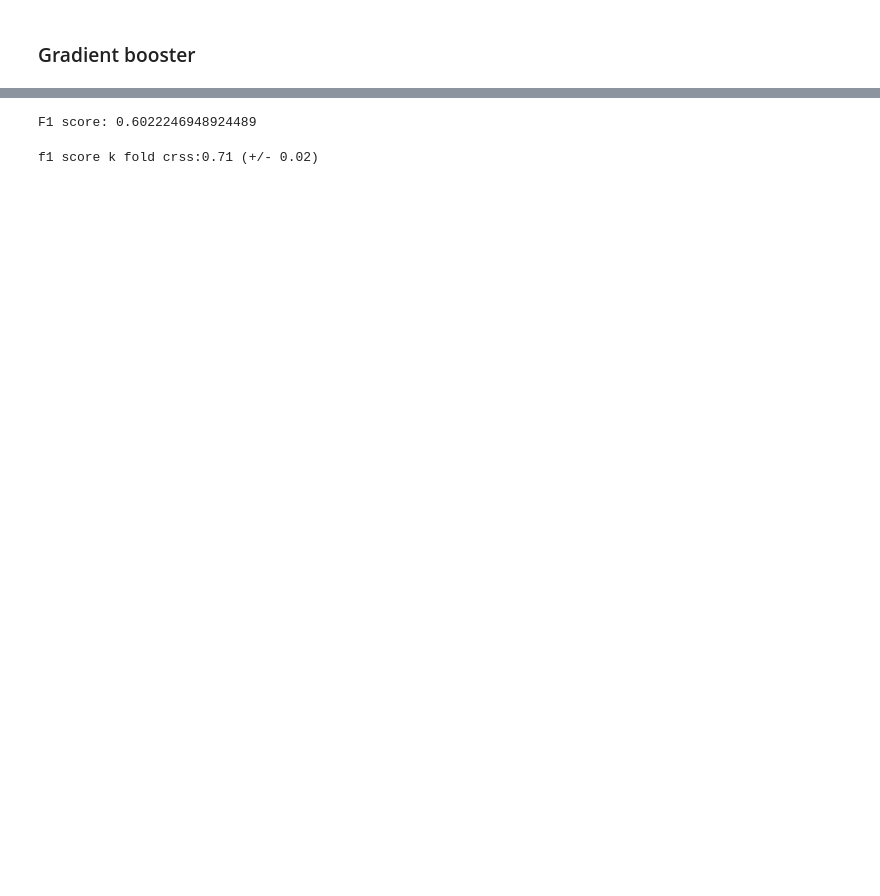
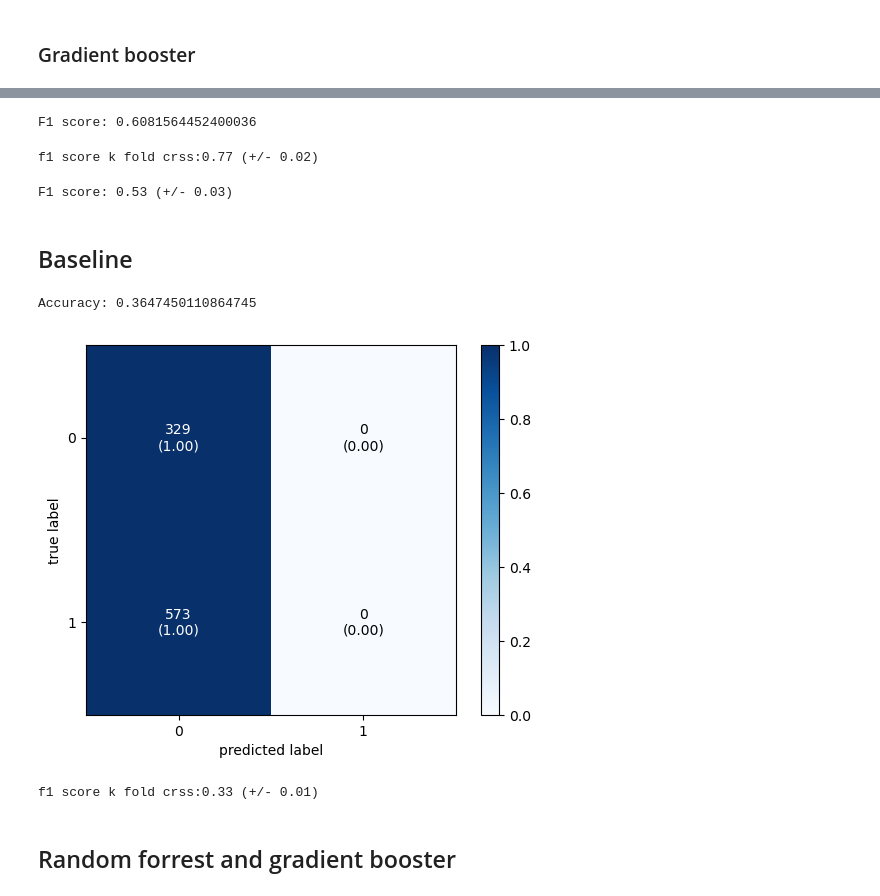
Before and after one commit to BarresHamersS/Fake_News_Classification, a Jupyter notebook: Notebooks/Liar_Results.ipynb, the cells around one changed output, grey strips where cells are left out. Drawn from its saved outputs; the diff is of its cells as text; code cells hidden in the pictures; blank space fills up the shorter version.

```diff
--- a/Notebooks/Liar_Results.ipynb
+++ b/Notebooks/Liar_Results.ipynb
@@ -491,16 +622,62 @@ Accuracy: 0.70 (+/- 0.01)
 # %%
 from sklearn.metrics import f1_score
 
-y_pred = clf.predict(X_test_res_scaled)
+y_pred = clf.predict(X_test_scaled)
 f1 = f1_score(y_test, y_pred, average='weighted')
-print('F1 score:', f1)
+print(f'F1 score: {f1}')
 # %% [output]
-F1 score: 0.6022246948924489
+F1 score: 0.6081564452400036
 # %%
 kfold = KFold(n_splits=10, shuffle=True, random_state=42)
 
-scores = cross_val_score(clf, X_train_res_scaled, y_train_res, cv=kfold, scoring='f1_macro')
+scores = cross_val_score(clf, X_train_res_scaled, y_train_resampled, cv=kfold, scoring='f1_macro')
 
 print("f1 score k fold crss:%0.2f (+/- %0.2f)" % (scores.mean(), scores.std()))
 # %% [output]
-f1 score k fold crss:0.71 (+/- 0.02)
+f1 score k fold crss:0.77 (+/- 0.02)
+# %%
+from sklearn.metrics import make_scorer
+# Define a scorer with f1 macro
+scorer = make_scorer(f1_score, average='macro')
+
+# Perform cross validation
+scores = cross_val_score(gb_clf, X_test, y_test, cv=kfold, scoring=scorer)
+
+print("F1 score: %0.2f (+/- %0.2f)" % (scores.mean(), scores.std()))
+# %% [output]
+F1 score: 0.53 (+/- 0.03)
+# %% [markdown]
+## Baseline
+# %%
+from sklearn.dummy import DummyClassifier
+
+dummy_clf = DummyClassifier(strategy="most_frequent")
+
+
+dummy_clf.fit(X_train_res_scaled, y_train_resampled)
+
+y_pred_majority = dummy_clf.predict(X_test_scaled)
+
+
+accuracy_majority = accuracy_score(y_test, y_pred_majority)
+# %%
+print('Accuracy:', accuracy_majority)
+
+cm_2 =confusion_matrix(y_test, y_pred_majority)
+fig, ax = plot_confusion_matrix(conf_mat=cm_2,
+                                show_absolute=True,
+                                show_normed=True,
+                                colorbar=True)
+# %% [output]
+Accuracy: 0.3647450110864745
+[figure, added]
+# %%
+kfold = KFold(n_splits=10, shuffle=True, random_state=42)
+
+scores = cross_val_score(dummy_clf, X_train_res_scaled, y_train_resampled, cv=kfold, scoring='f1_macro')
+
+print("f1 score k fold crss:%0.2f (+/- %0.2f)" % (scores.mean(), scores.std()))
+# %% [output]
+f1 score k fold crss:0.33 (+/- 0.01)
+# %% [markdown]
+## Random forrest and gradient booster
```
Also changed, not shown: parts of 41 cells of this notebook, 4 other files.
